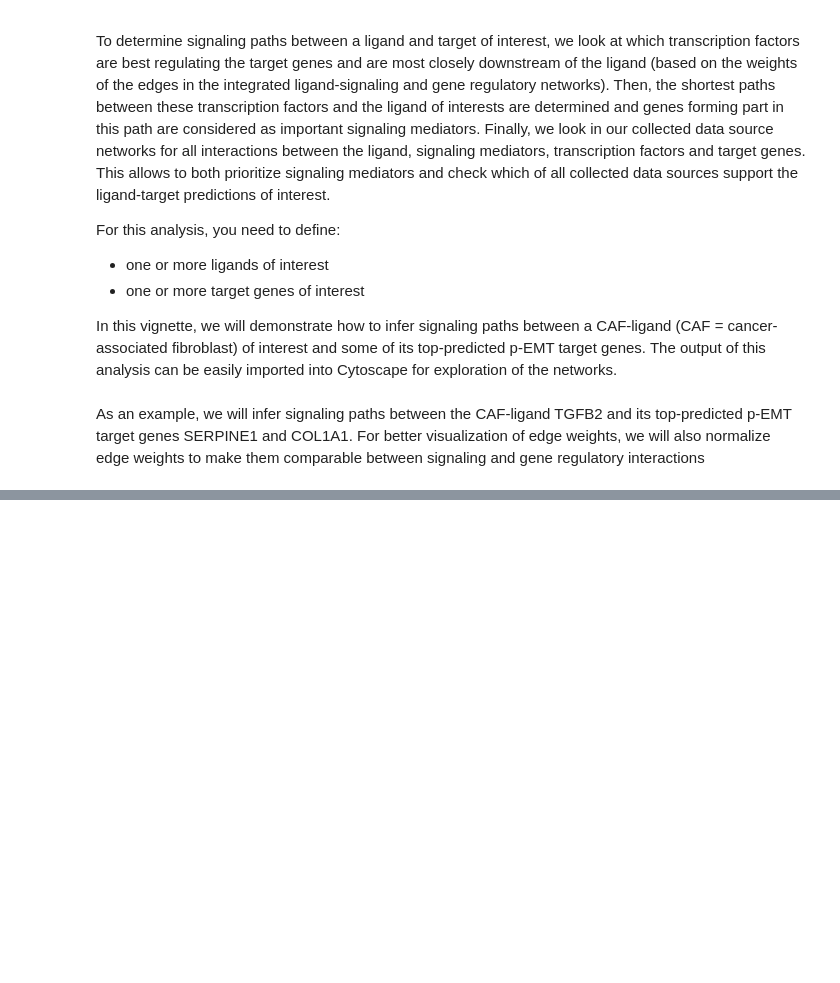
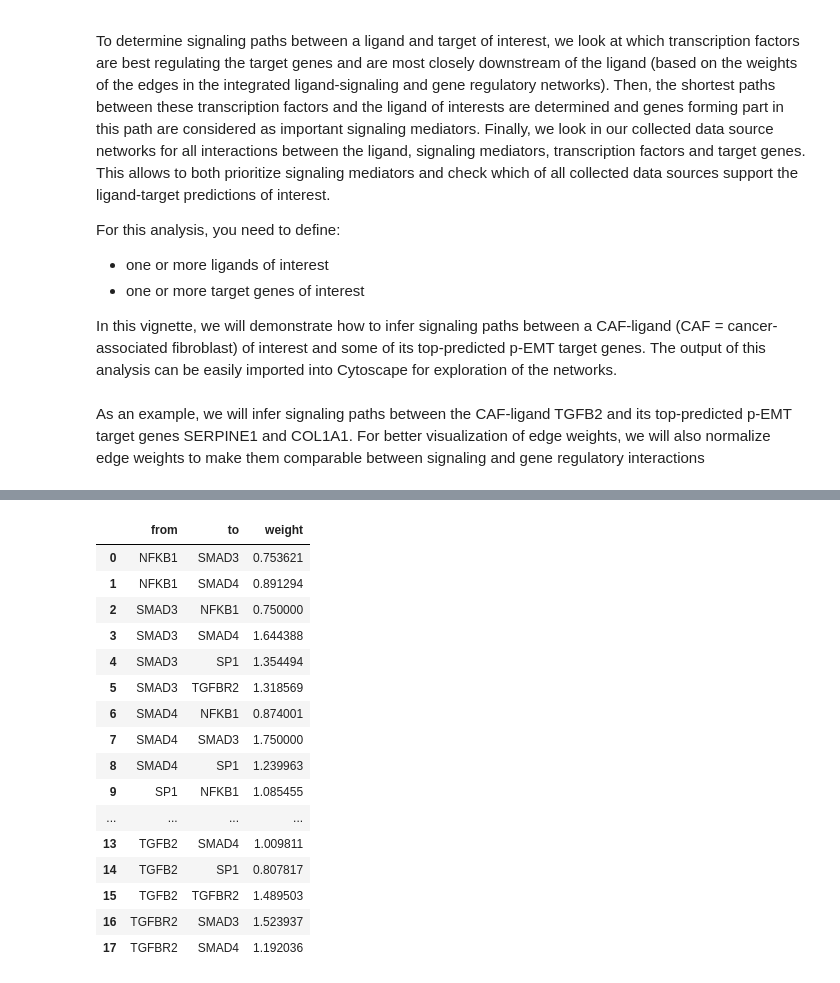
Before and after one commit to saeyslab/nichenetpy, a Jupyter notebook: notebooks/ligand_target_signaling_path.ipynb, the cells around one changed output, grey strips where cells are left out. Cells and saved outputs as stored; diff of their text form; code cells hidden in the pictures; blank space fills up the shorter version.

```diff
--- a/notebooks/ligand_target_signaling_path.ipynb
+++ b/notebooks/ligand_target_signaling_path.ipynb
@@ -101,0 +92,20 @@ tf_signaling, tf_regulatory = get_ligand_signaling_path(
+# %%
+tf_signaling
+# %% [output]
+|  | from | to | weight |
+| 0 | NFKB1 | SMAD3 | 0.753621 |
+| 1 | NFKB1 | SMAD4 | 0.891294 |
+| 2 | SMAD3 | NFKB1 | 0.750000 |
+| 3 | SMAD3 | SMAD4 | 1.644388 |
+| 4 | SMAD3 | SP1 | 1.354494 |
+| 5 | SMAD3 | TGFBR2 | 1.318569 |
+| 6 | SMAD4 | NFKB1 | 0.874001 |
+| 7 | SMAD4 | SMAD3 | 1.750000 |
+| 8 | SMAD4 | SP1 | 1.239963 |
+| 9 | SP1 | NFKB1 | 1.085455 |
+| ... | ... | ... | ... |
+| 13 | TGFB2 | SMAD4 | 1.009811 |
+| 14 | TGFB2 | SP1 | 0.807817 |
+| 15 | TGFB2 | TGFBR2 | 1.489503 |
+| 16 | TGFBR2 | SMAD3 | 1.523937 |
+| 17 | TGFBR2 | SMAD4 | 1.192036 |
```
Also changed, not shown: parts of 3 cells of this notebook, 1 other file.
